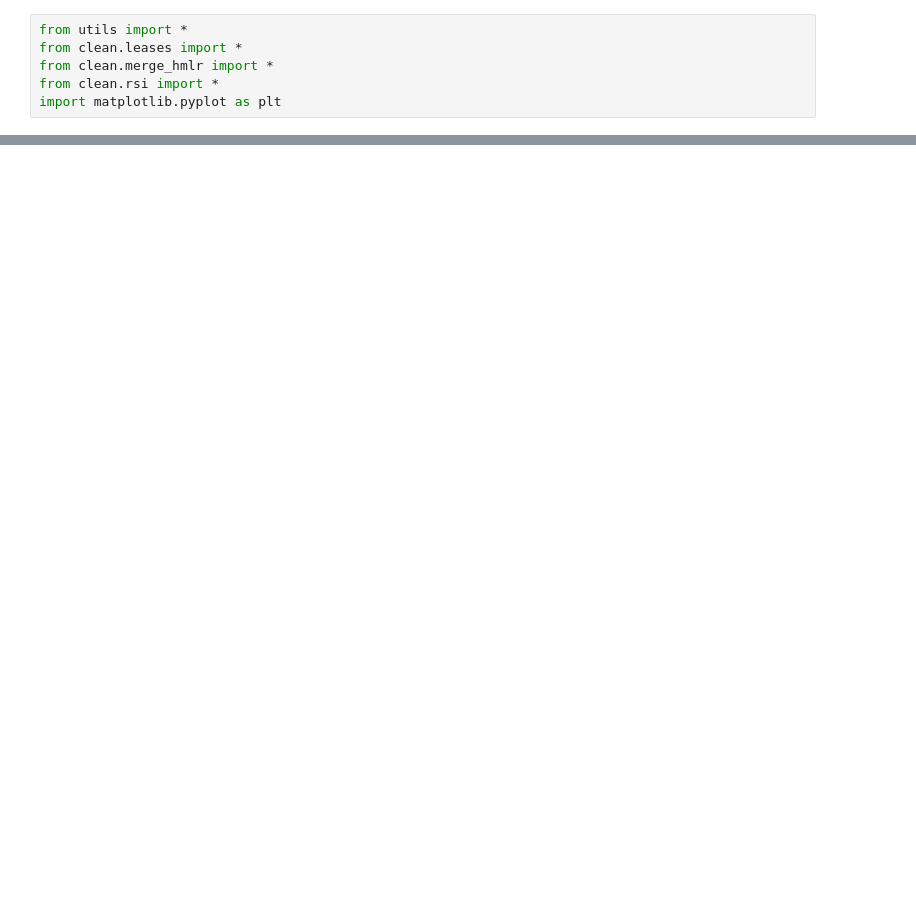
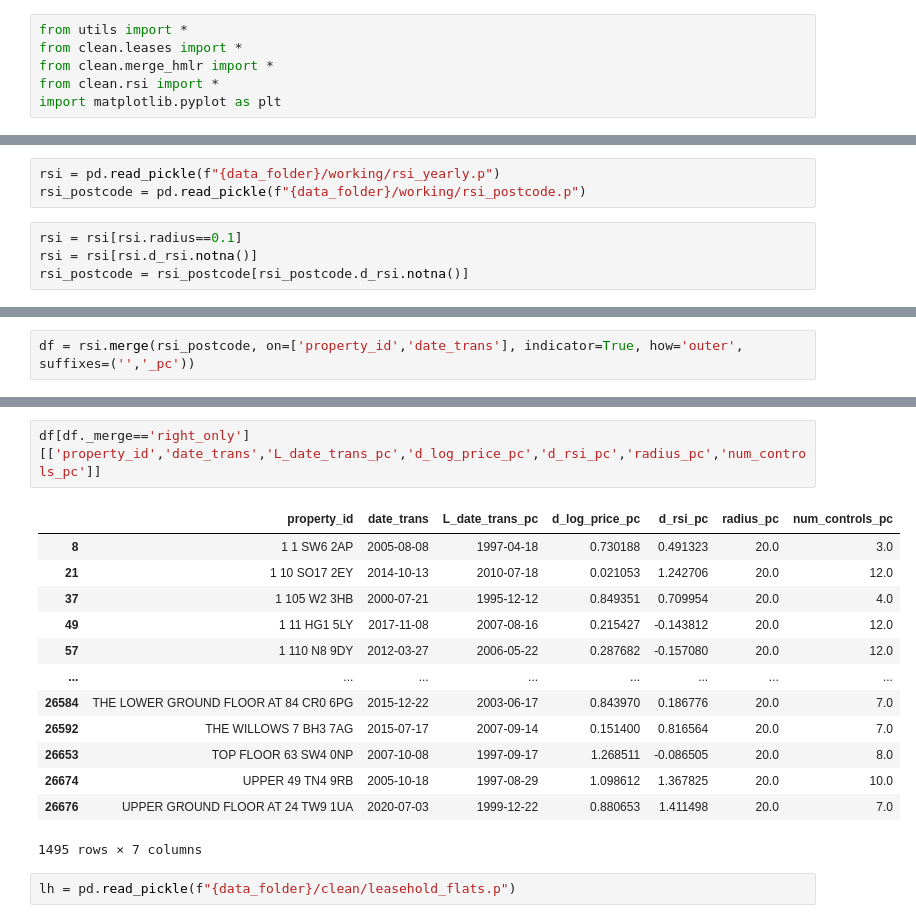
Before and after one commit to veronicabp/ystar-dynamics, a Jupyter notebook: code/scratch_work.ipynb, the cells around one changed output, grey strips where cells are left out. Saved outputs shown, nothing was run; the diff lists cells and outputs as text; blank space fills up the shorter version.

```diff
--- a/code/scratch_work.ipynb
+++ b/code/scratch_work.ipynb
@@ -331,0 +17,7 @@ plt.plot(x.date_trans, x.sh)
+# %%
+rsi = pd.read_pickle(f"{data_folder}/working/rsi_yearly.p")
+rsi_postcode = pd.read_pickle(f"{data_folder}/working/rsi_postcode.p")
+# %%
+rsi = rsi[rsi.radius==0.1]
+rsi = rsi[rsi.d_rsi.notna()]
+rsi_postcode = rsi_postcode[rsi_postcode.d_rsi.notna()]
@@ -331,0 +32,2 @@ plt.plot(x.date_trans, x.sh)
+# %%
+df = rsi.merge(rsi_postcode, on=['property_id','date_trans'], indicator=True, how='outer', suffixes=('','_pc'))
@@ -331,0 +80,18 @@ plt.plot(x.date_trans, x.sh)
+# %%
+df[df._merge=='right_only'][['property_id','date_trans','L_date_trans_pc','d_log_price_pc','d_rsi_pc','radius_pc','num_controls_pc']]
+# %% [output]
+|  | property_id | date_trans | L_date_trans_pc | d_log_price_pc | d_rsi_pc | radius_pc | num_controls_pc |
+| 8 | 1 1 SW6 2AP | 2005-08-08 | 1997-04-18 | 0.730188 | 0.491323 | 20.0 | 3.0 |
+| 21 | 1 10 SO17 2EY | 2014-10-13 | 2010-07-18 | 0.021053 | 1.242706 | 20.0 | 12.0 |
+| 37 | 1 105 W2 3HB | 2000-07-21 | 1995-12-12 | 0.849351 | 0.709954 | 20.0 | 4.0 |
+| 49 | 1 11 HG1 5LY | 2017-11-08 | 2007-08-16 | 0.215427 | -0.143812 | 20.0 | 12.0 |
+| 57 | 1 110 N8 9DY | 2012-03-27 | 2006-05-22 | 0.287682 | -0.157080 | 20.0 | 12.0 |
+| ... | ... | ... | ... | ... | ... | ... | ... |
+| 26584 | THE LOWER GROUND FLOOR AT 84 CR0 6PG | 2015-12-22 | 2003-06-17 | 0.843970 | 0.186776 | 20.0 | 7.0 |
+| 26592 | THE WILLOWS 7 BH3 7AG | 2015-07-17 | 2007-09-14 | 0.151400 | 0.816564 | 20.0 | 7.0 |
+| 26653 | TOP FLOOR 63 SW4 0NP | 2007-10-08 | 1997-09-17 | 1.268511 | -0.086505 | 20.0 | 8.0 |
+| 26674 | UPPER 49 TN4 9RB | 2005-10-18 | 1997-08-29 | 1.098612 | 1.367825 | 20.0 | 10.0 |
+| 26676 | UPPER GROUND FLOOR AT 24 TW9 1UA | 2020-07-03 | 1999-12-22 | 0.880653 | 1.411498 | 20.0 | 7.0 |
+1495 rows × 7 columns
+# %%
+lh = pd.read_pickle(f"{data_folder}/clean/leasehold_flats.p")
```
Also changed, not shown: parts of 62 cells of this notebook, 16 other files.
